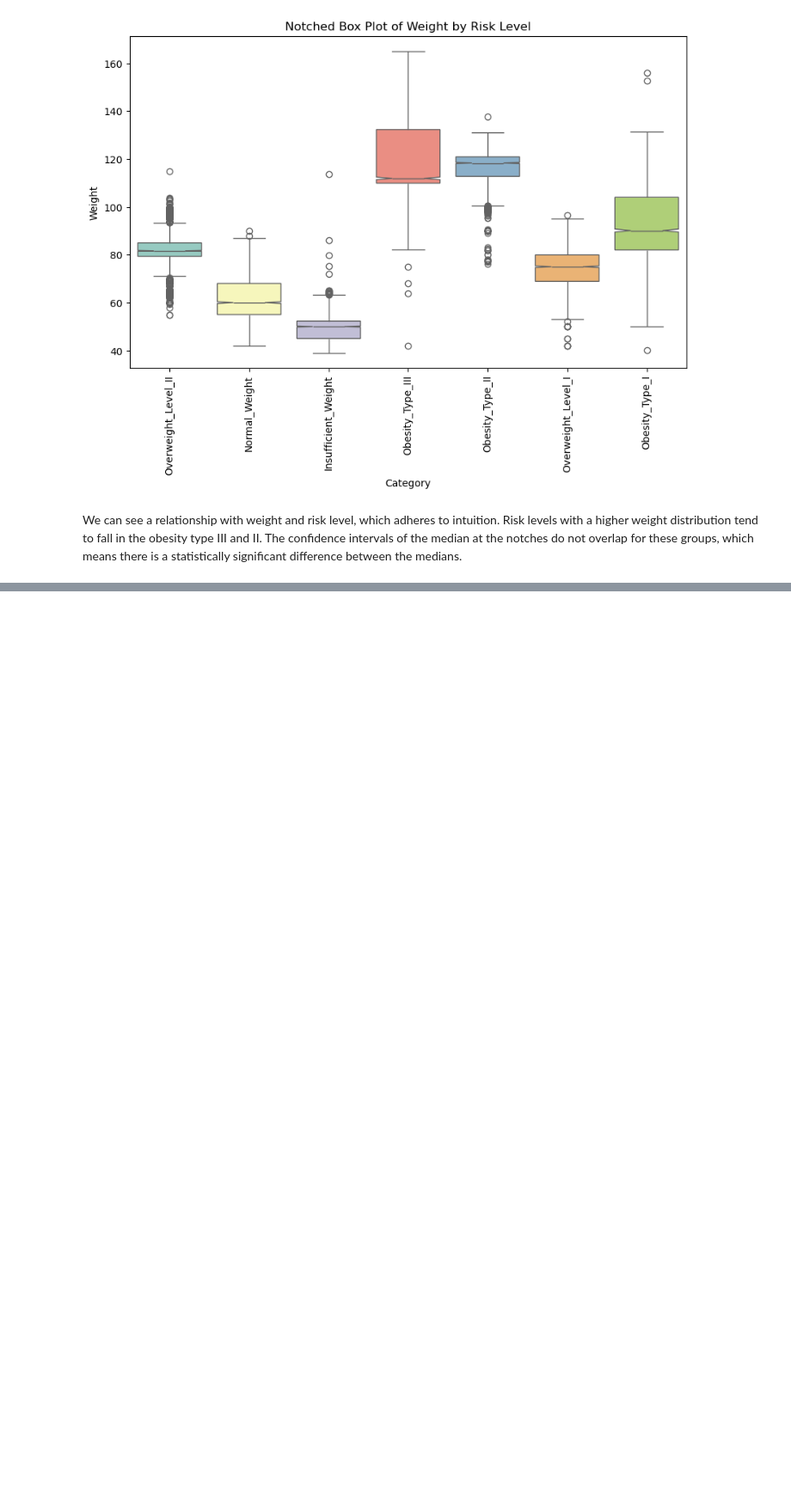
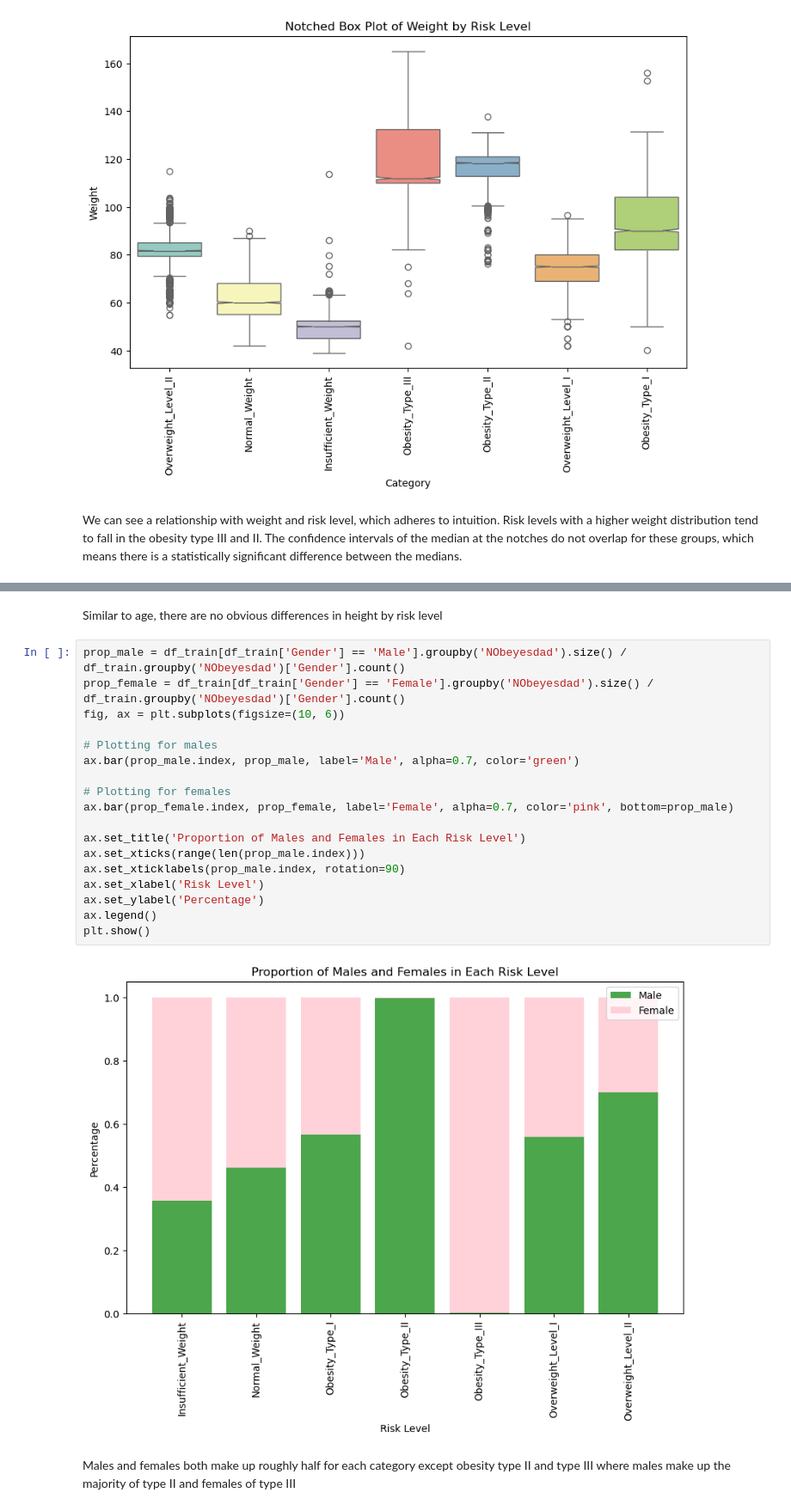
Before and after one commit to sofialaval/Kaggle_Competition-Prediction_of_Obesity_Risk, a Jupyter notebook: Code/EDA.ipynb, the cells around one changed output, grey strips where cells are left out. Shown: that part at 86% size. Drawn from its saved outputs; the diff is of its cells as text; blank space fills up the shorter version.

```diff
--- a/Code/EDA.ipynb
+++ b/Code/EDA.ipynb
@@ -52,0 +64,24 @@ We can see a relationship with weight and risk level, which adheres to intuition
+# %% [markdown]
+Similar to age, there are no obvious differences in height by risk level
+# %%
+prop_male = df_train[df_train['Gender'] == 'Male'].groupby('NObeyesdad').size() / df_train.groupby('NObeyesdad')['Gender'].count()
+prop_female = df_train[df_train['Gender'] == 'Female'].groupby('NObeyesdad').size() / df_train.groupby('NObeyesdad')['Gender'].count()
+fig, ax = plt.subplots(figsize=(10, 6))
+
+# Plotting for males
+ax.bar(prop_male.index, prop_male, label='Male', alpha=0.7, color='green')
+
+# Plotting for females
+ax.bar(prop_female.index, prop_female, label='Female', alpha=0.7, color='pink', bottom=prop_male)
+
+ax.set_title('Proportion of Males and Females in Each Risk Level')
+ax.set_xticks(range(len(prop_male.index)))
+ax.set_xticklabels(prop_male.index, rotation=90)
+ax.set_xlabel('Risk Level')
+ax.set_ylabel('Percentage')
+ax.legend()
+plt.show()
+# %% [output]
+[figure, added]
+# %% [markdown]
+Males and females both make up roughly half for each category except obesity type II and type III where males make up the majority of type II and females of type III
```
Also changed, not shown: parts of 1 cell of this notebook.
